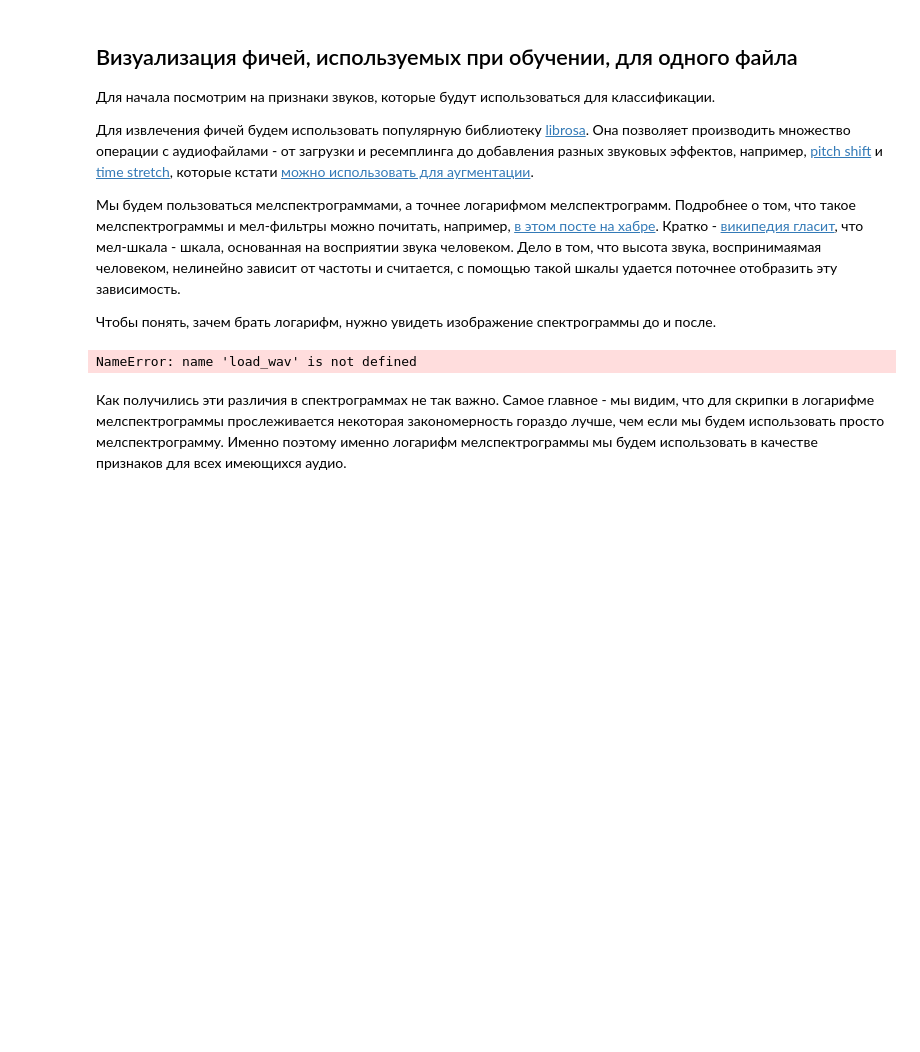
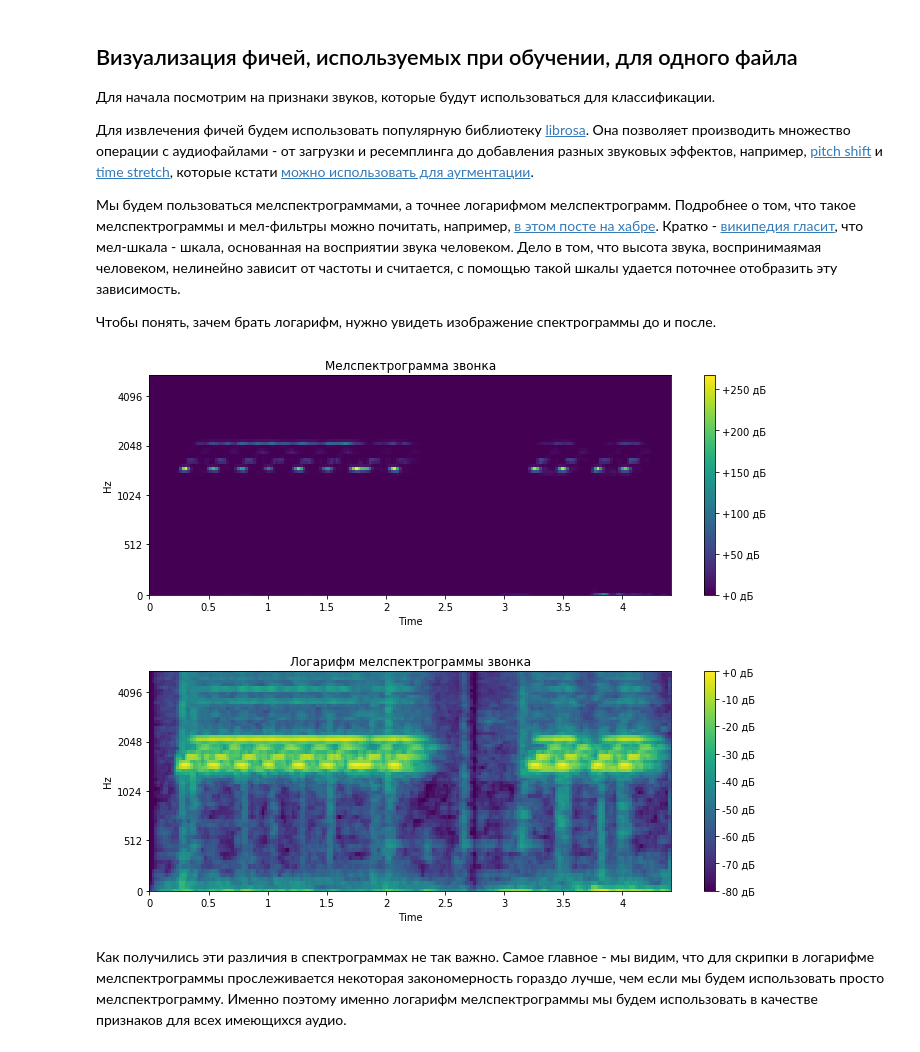
Before and after one commit to neigrok/Event-detection, a Jupyter notebook: main.ipynb, the cells around one changed output. Saved outputs shown, nothing was run; the diff lists cells and outputs as text; code cells hidden in the pictures; blank space fills up the shorter version.

```diff
--- a/main.ipynb
+++ b/main.ipynb
@@ -43,29 +43,30 @@ mels = 64
 
 Чтобы понять, зачем брать логарифм, нужно увидеть изображение спектрограммы до и после.
 # %%
-wav_data, sr = load_wav(os.path.join(train_folder, 'ring_0149.wav'), sr=sample_rate)
+wav_data, sr = load_wav(os.path.join(train_folder, 'ring_0186.wav'), sr=sample_rate)
 
 mel_spec = melspectrogram(wav_data, n_fft=fft_size, hop_length=hop, n_mels=mels,
                           fmax=sample_rate//2)
 
 plt.figure(figsize=(10, 4))
 colors = 'viridis'
 specshow(mel_spec, y_axis='mel',
          fmax=sample_rate//2, x_axis='time', cmap=colors)
 plt.colorbar(format='%+2.0f дБ')
 plt.title('Мелспектрограмма звонка')
 plt.tight_layout()
 plt.show()
 
 plt.figure(figsize=(10, 4))
 specshow(power_to_db(mel_spec, ref=np.max), y_axis='mel',
          fmax=sample_rate//2, x_axis='time', cmap=colors)
 plt.colorbar(format='%+2.0f дБ')
 plt.title('Логарифм мелспектрограммы звонка')
 plt.tight_layout()
 plt.show()
 # %% [output]
-NameError: name 'load_wav' is not defined
+[figure, added]
+[figure, added]
 # %% [markdown]
 Как получились эти различия в спектрограммах не так важно. Самое главное - мы видим, что для скрипки в логарифме мелспектрограммы прослеживается некоторая закономерность гораздо лучше, чем если мы будем использовать просто мелспектрограмму.
 Именно поэтому именно логарифм мелспектрограммы мы будем использовать в качестве признаков для всех имеющихся аудио.
```
Also changed, not shown: parts of 7 cells of this notebook, 1 other file.
